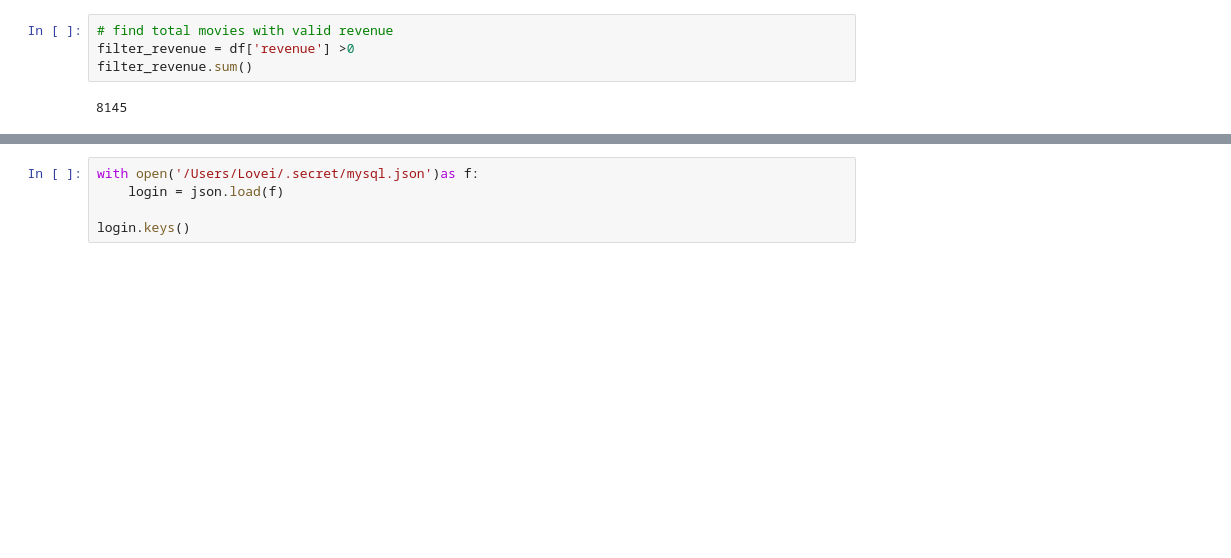
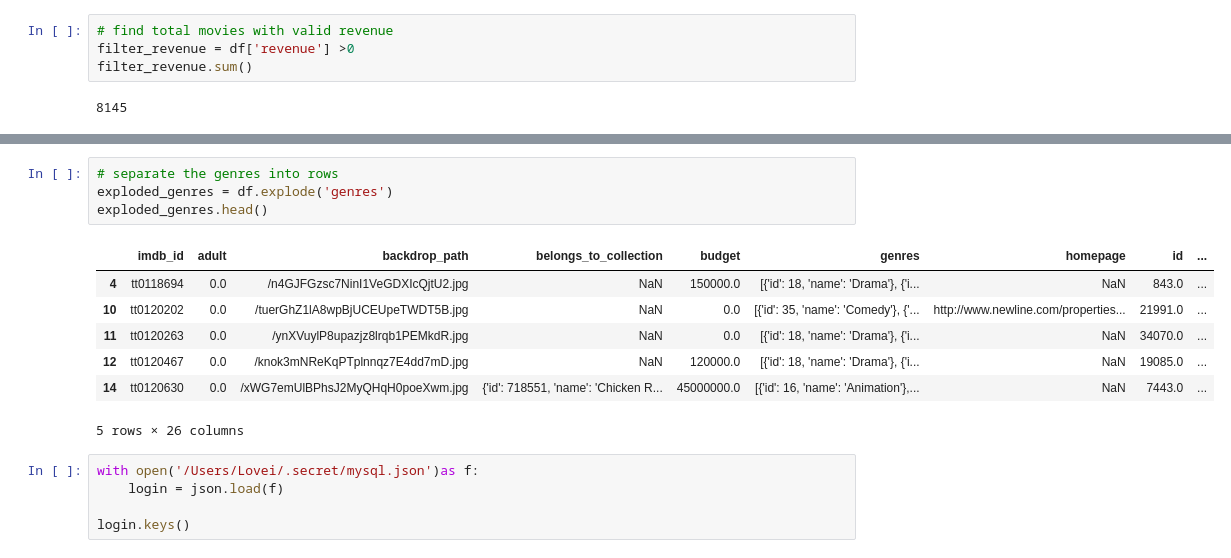
Before and after one commit to LoveidaLucero/Movie-Success-Analysis, a Jupyter notebook: Part 4B TMDB Data Transfer.ipynb, the cells around one changed output, grey strips where cells are left out. Drawn from its saved outputs; the diff is of its cells as text; blank space fills up the shorter version.

```diff
--- a/Part 4B TMDB Data Transfer.ipynb
+++ b/Part 4B TMDB Data Transfer.ipynb
@@ -139,3 +123,15 @@ tmdb_data.to_csv(f"Data/tmdb_results_complete.csv.gz", compression="gzip", index
+# %%
+# separate the genres into rows
+exploded_genres = df.explode('genres')
+exploded_genres.head()
+# %% [output]
+|  | imdb_id | adult | backdrop_path | belongs_to_collection | budget | genres | homepage | id | ... |
+| 4 | tt0118694 | 0.0 | /n4GJFGzsc7NinI1VeGDXIcQjtU2.jpg | NaN | 150000.0 | [{'id': 18, 'name': 'Drama'}, {'i... | NaN | 843.0 | ... |
+| 10 | tt0120202 | 0.0 | /tuerGhZ1lA8wpBjUCEUpeTWDT5B.jpg | NaN | 0.0 | [{'id': 35, 'name': 'Comedy'}, {'... | http://www.newline.com/properties... | 21991.0 | ... |
+| 11 | tt0120263 | 0.0 | /ynXVuylP8upazjz8lrqb1PEMkdR.jpg | NaN | 0.0 | [{'id': 18, 'name': 'Drama'}, {'i... | NaN | 34070.0 | ... |
+| 12 | tt0120467 | 0.0 | /knok3mNReKqPTplnnqz7E4dd7mD.jpg | NaN | 120000.0 | [{'id': 18, 'name': 'Drama'}, {'i... | NaN | 19085.0 | ... |
+| 14 | tt0120630 | 0.0 | /xWG7emUlBPhsJ2MyQHqH0poeXwm.jpg | {'id': 718551, 'name': 'Chicken R... | 45000000.0 | [{'id': 16, 'name': 'Animation'},... | NaN | 7443.0 | ... |
+5 rows × 26 columns
 # %%
 with open('/Users/Lovei/.secret/mysql.json')as f:
     login = json.load(f)
```
Also changed, not shown: parts of 28 cells of this notebook, 2 other files.
